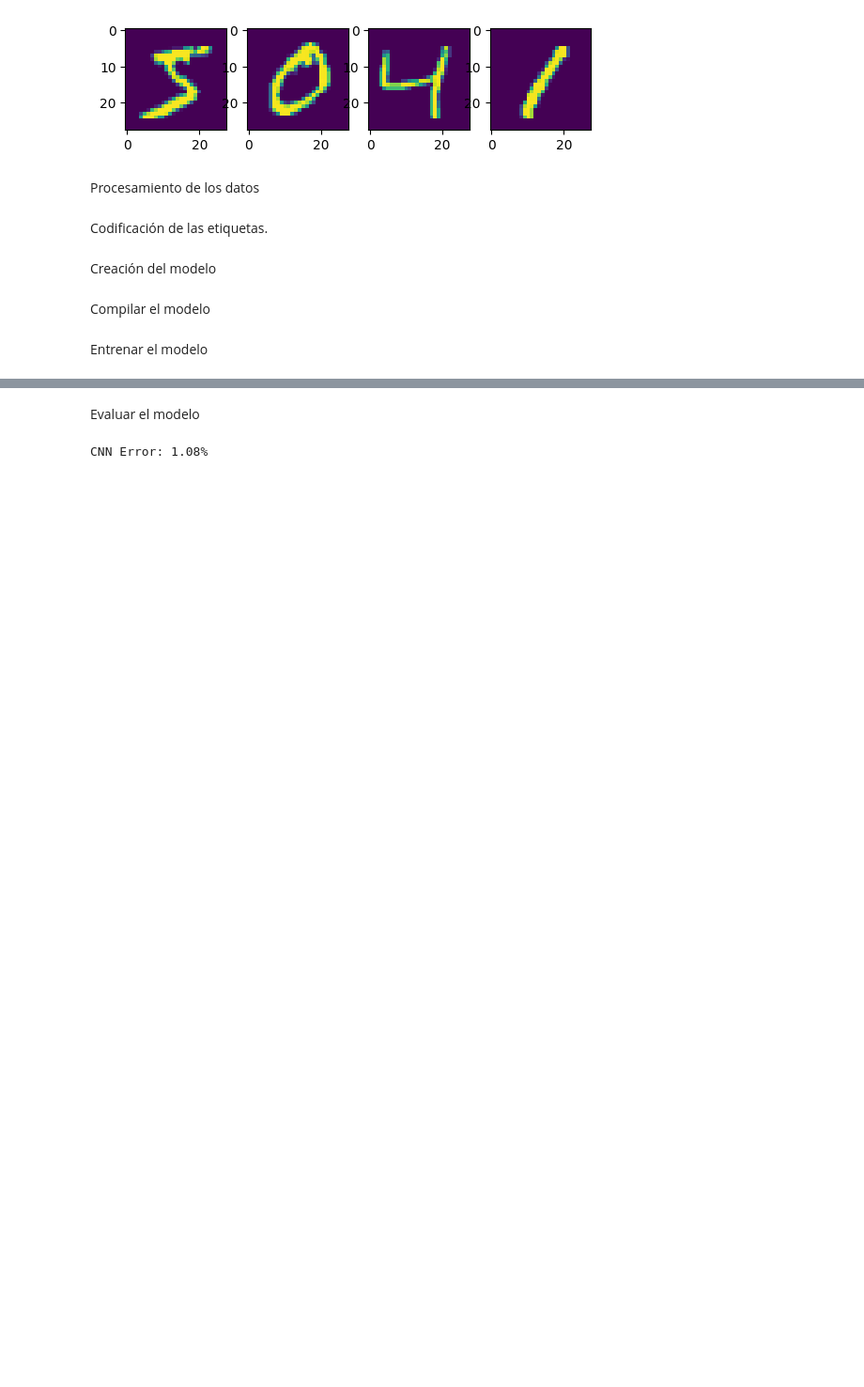
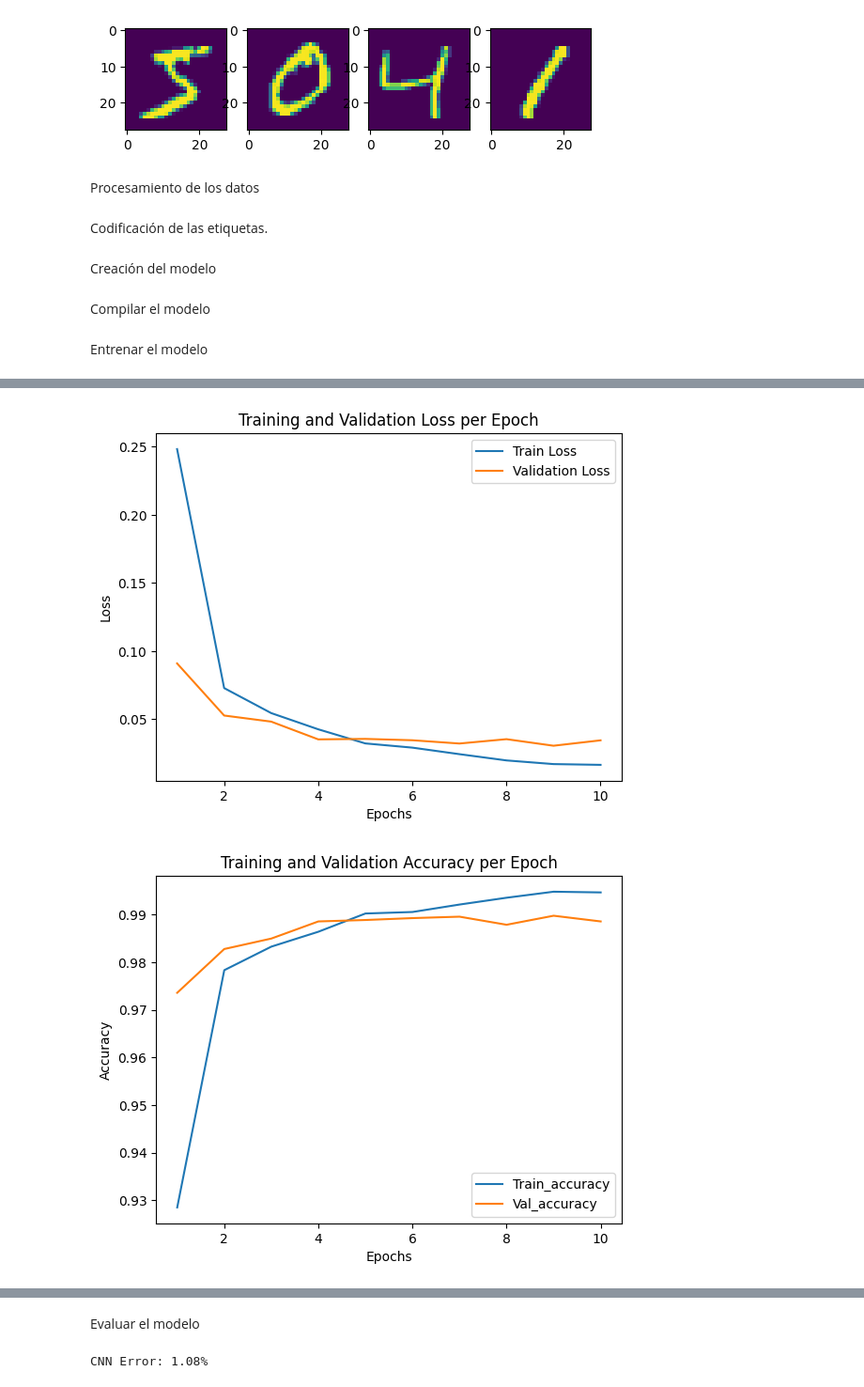
Before and after one commit to ManelSoengas/tutorials, a Jupyter notebook: Deep_learning_CNN_2_beginner.ipynb, the cells around one changed output, grey strips where cells are left out. Shown at 94% size. Drawn from its saved outputs; the diff is of its cells as text; code cells hidden in the pictures; blank space fills up the shorter version.

```diff
--- a/Deep_learning_CNN_2_beginner.ipynb
+++ b/Deep_learning_CNN_2_beginner.ipynb
@@ -98,6 +101,6 @@ model.compile(loss='categorical_crossentropy', optimizer='adam', metrics=['accur
 Entrenar el modelo
 # %%
 # Fit the model
-model.fit(X_train, y_train, validation_data=(X_test, y_test), epochs=10, batch_size=200)
+history = model.fit(X_train, y_train, validation_data=(X_test, y_test), epochs=10, batch_size=200)
 # %% [output]
 Epoch 1/10
@@ -123,0 +126,31 @@ Epoch 10/10
+# %%
+# Acceder a la pérdida de entrenamiento y validación
+train_loss = history.history['loss']
+val_loss = history.history['val_loss']
+
+# Si quieres la precisión, también puedes acceder así (si tu modelo tiene métricas de precisión configuradas)
+train_accuracy = history.history['accuracy']
+val_accuracy = history.history['val_accuracy']
+# %%
+import matplotlib.pyplot as plt
+
+epochs = range(1, len(train_loss) + 1)
+plt.plot(epochs, train_loss, label='Train Loss')
+plt.plot(epochs, val_loss, label='Validation Loss')
+plt.xlabel("Epochs")
+plt.ylabel("Loss")
+plt.title("Training and Validation Loss per Epoch")
+plt.legend()
+plt.show()
+
+
+plt.plot(epochs, train_accuracy, label='Train_accuracy')
+plt.plot(epochs, val_accuracy, label='Val_accuracy')
+plt.xlabel("Epochs")
+plt.ylabel("Accuracy")
+plt.title("Training and Validation Accuracy per Epoch")
+plt.legend()
+plt.show()
+# %% [output]
+[figure, added]
+[figure, added]
```
Also changed, not shown: parts of 4 cells of this notebook.
